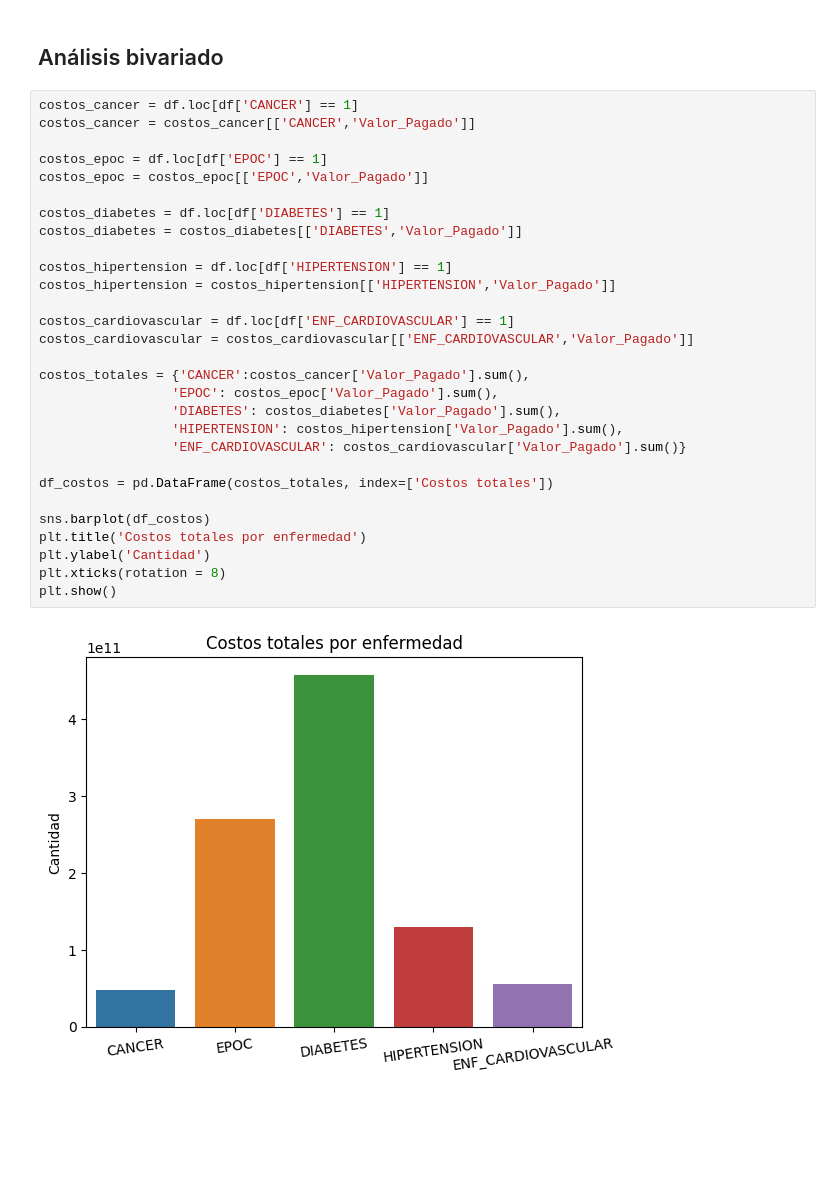
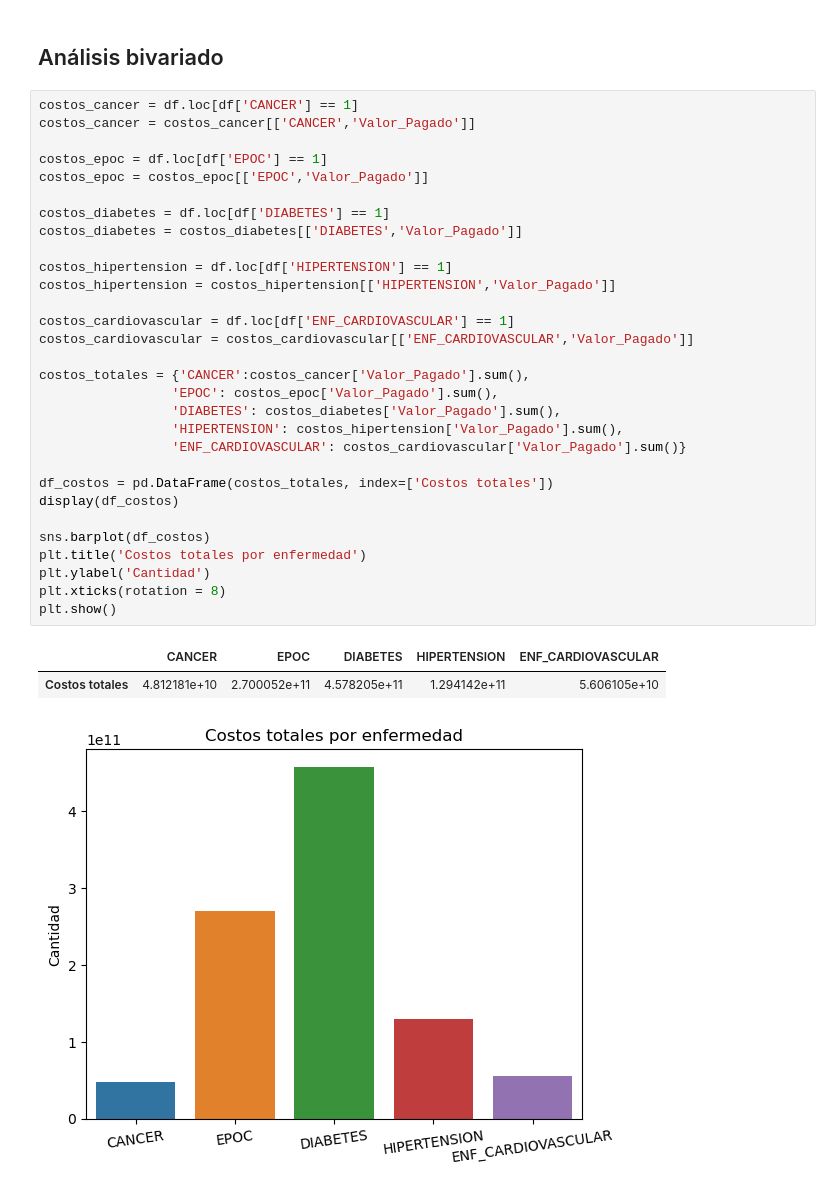
Before and after one commit to EstebanCaroP/Proyecto_Finanzas, a Jupyter notebook: C_Analisis_exploratorio.ipynb, the cells around one changed output. Cells and saved outputs as stored; diff of their text form; blank space fills up the shorter version.

```diff
--- a/C_Analisis_exploratorio.ipynb
+++ b/C_Analisis_exploratorio.ipynb
@@ -192,34 +253,37 @@ for variable in variables:
 # %%
 costos_cancer = df.loc[df['CANCER'] == 1]
 costos_cancer = costos_cancer[['CANCER','Valor_Pagado']]
 
 costos_epoc = df.loc[df['EPOC'] == 1]
 costos_epoc = costos_epoc[['EPOC','Valor_Pagado']]
 
 costos_diabetes = df.loc[df['DIABETES'] == 1]
 costos_diabetes = costos_diabetes[['DIABETES','Valor_Pagado']]
 
 costos_hipertension = df.loc[df['HIPERTENSION'] == 1]
 costos_hipertension = costos_hipertension[['HIPERTENSION','Valor_Pagado']]
 
 costos_cardiovascular = df.loc[df['ENF_CARDIOVASCULAR'] == 1]
 costos_cardiovascular = costos_cardiovascular[['ENF_CARDIOVASCULAR','Valor_Pagado']]
 
 costos_totales = {'CANCER':costos_cancer['Valor_Pagado'].sum(),
                  'EPOC': costos_epoc['Valor_Pagado'].sum(),
                  'DIABETES': costos_diabetes['Valor_Pagado'].sum(),
                  'HIPERTENSION': costos_hipertension['Valor_Pagado'].sum(),
                  'ENF_CARDIOVASCULAR': costos_cardiovascular['Valor_Pagado'].sum()}
 
 df_costos = pd.DataFrame(costos_totales, index=['Costos totales'])
+display(df_costos)
 
 sns.barplot(df_costos)
 plt.title('Costos totales por enfermedad')
 plt.ylabel('Cantidad')
 plt.xticks(rotation = 8)
 plt.show()
 # %% [output]
+|  | CANCER | EPOC | DIABETES | HIPERTENSION | ENF_CARDIOVASCULAR |
+| Costos totales | 4.812181e+10 | 2.700052e+11 | 4.578205e+11 | 1.294142e+11 | 5.606105e+10 |
-[figure, old version]
+[figure, new version]
 # %%
 plt.figure(figsize=(10, 6))
 
```
Also changed, not shown: parts of 32 cells of this notebook, 4 other files.
